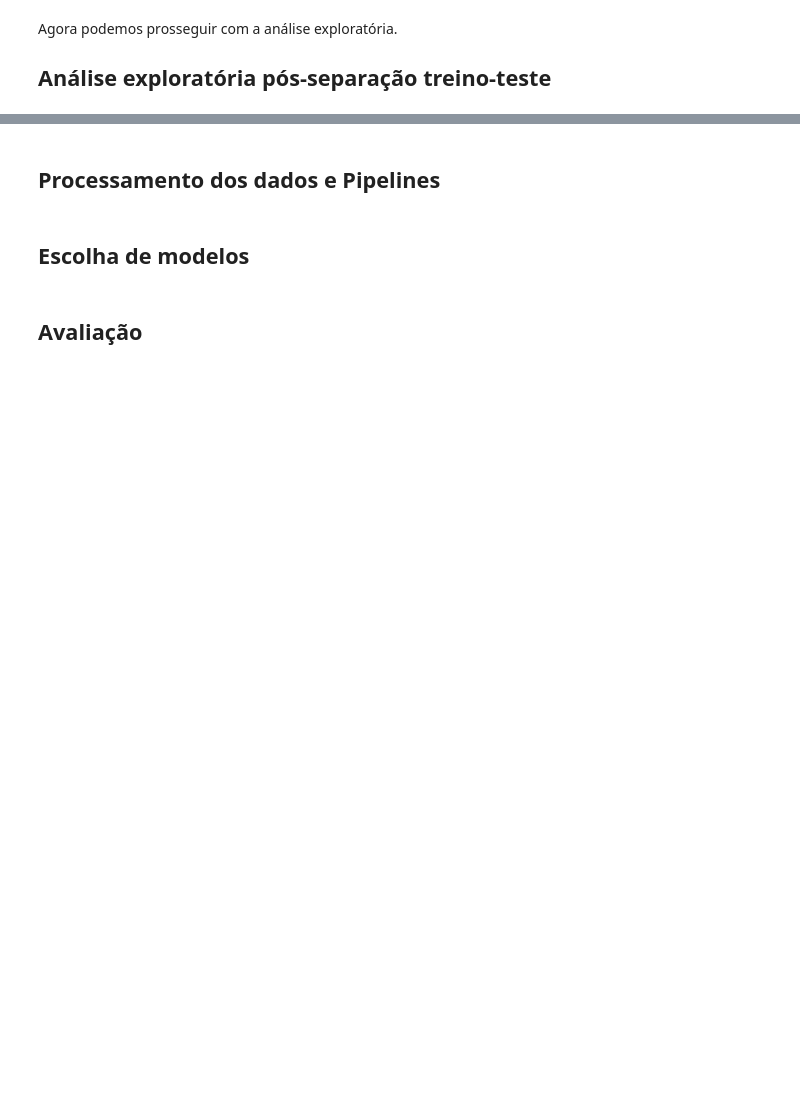
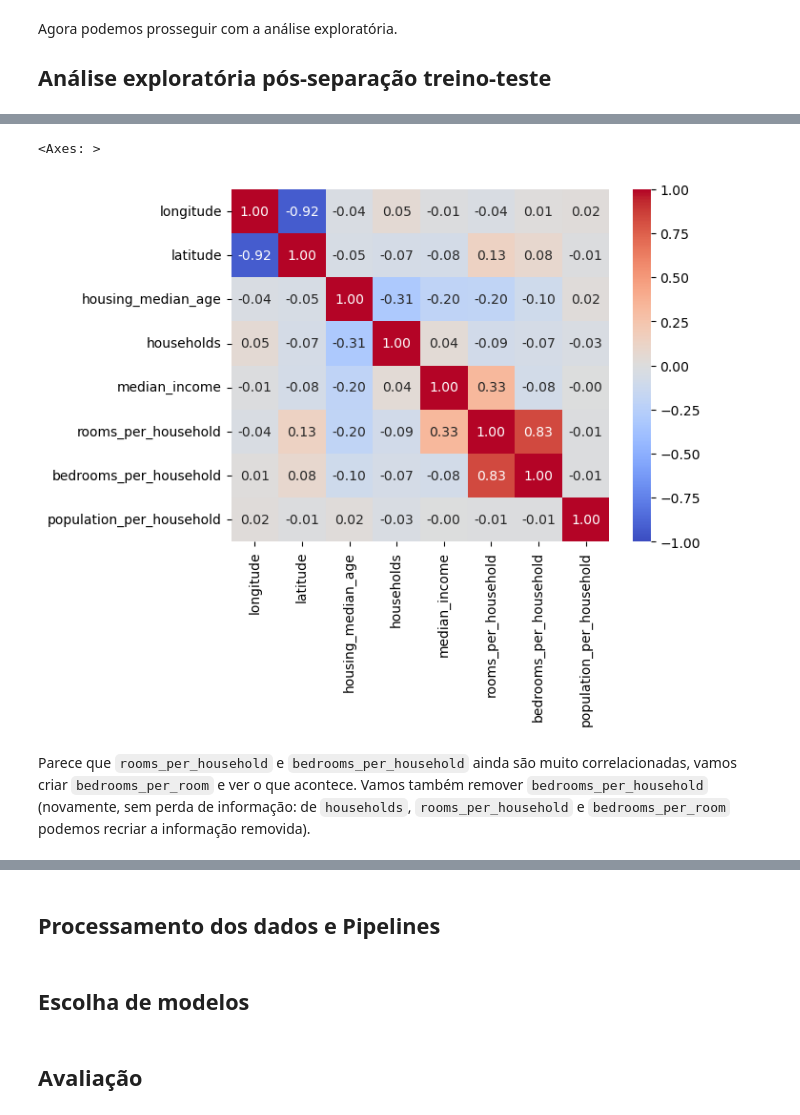
Before and after one commit to marinnagc/ml_labs_marinnagc, a Jupyter notebook: labs/01_regression/answers/task_01.ipynb, the cells around one changed output, grey strips where cells are left out. Cells and saved outputs as stored; diff of their text form; code cells hidden in the pictures; blank space fills up the shorter version.

```diff
--- a/labs/01_regression/answers/task_01.ipynb
+++ b/labs/01_regression/answers/task_01.ipynb
@@ -761,0 +1010,30 @@ train_data, test_data = load_filtered_data(DATA_DIR)
+# %%
+X_train_new_features = X_train.copy()
+
+X_train_new_features['rooms_per_household'] = \
+    X_train['total_rooms'] / X_train['households']
+X_train_new_features['bedrooms_per_household'] = \
+    X_train['total_bedrooms'] / X_train['households']
+X_train_new_features['population_per_household'] = \
+    X_train['population'] / X_train['households']
+
+X_train_new_features.drop(
+    columns=['total_rooms', 'total_bedrooms', 'population'],
+    inplace=True,
+)
+
+corr_matrix = X_train_new_features.select_dtypes(include='number').corr()
+# %%
+sns.heatmap(
+    corr_matrix,
+    annot=True,
+    cmap='coolwarm',
+    fmt='.2f',
+    vmin=-1,
+    vmax=1,
+)
+# %% [output]
+<Axes: >
+[figure, added]
+# %% [markdown]
+Parece que `rooms_per_household` e `bedrooms_per_household` ainda são muito correlacionadas, vamos criar `bedrooms_per_room` e ver o que acontece. Vamos também remover `bedrooms_per_household` (novamente, sem perda de informação: de `households`, `rooms_per_household` e `bedrooms_per_room` podemos recriar a informação removida).
```
Also changed, not shown: parts of 42 cells of this notebook, 5 other files.
